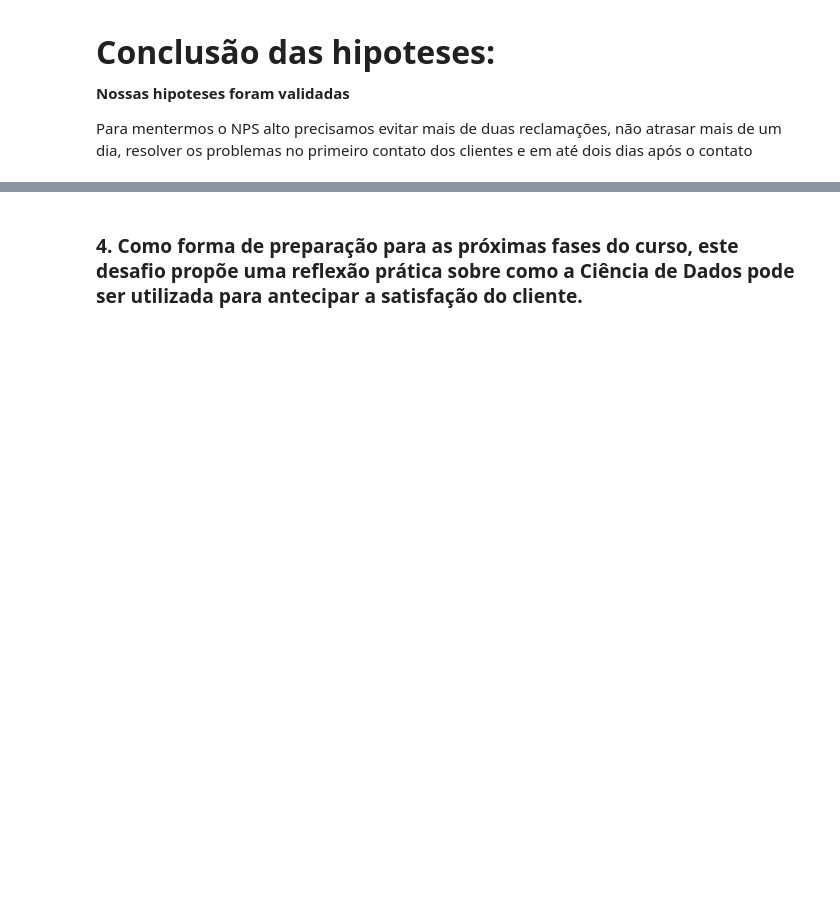
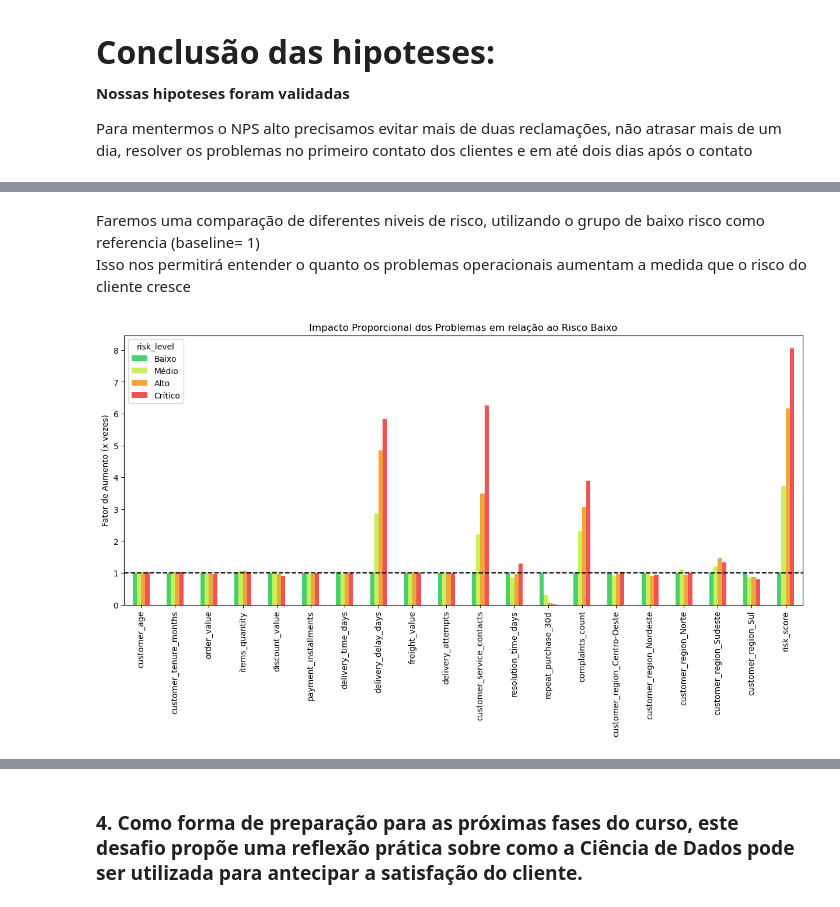
Before and after one commit to LucasRuizMartins/fiap_tech_challenge_01, a Jupyter notebook: notebooks/teach_challenge.ipynb, the cells around one changed output, grey strips where cells are left out. Cells and saved outputs as stored; diff of their text form; code cells hidden in the pictures; blank space fills up the shorter version.

Commit message:
analise de perfil

```diff
--- a/notebooks/teach_challenge.ipynb
+++ b/notebooks/teach_challenge.ipynb
@@ -651,0 +666,29 @@ df_nps.head(2)
+# %%
+#Filtrar apenas as colunas que podem trazer alguma analise para o perfil dos nossos clientes
+
+df_perfil = df_nps[['customer_age',
+                    'customer_tenure_months',
+                    'order_value',
+                    'items_quantity',
+                    'discount_value',
+                    'payment_installments',
+                    'delivery_time_days',
+                    'delivery_delay_days',
+                    'freight_value',
+                    'delivery_attempts',
+                    'customer_service_contacts',
+                    'resolution_time_days',
+                    'repeat_purchase_30d',
+                    'complaints_count',
+                    'customer_region_Centro-Oeste',
+                    'customer_region_Nordeste',
+                    'customer_region_Norte',
+                    'customer_region_Sudeste',
+                    'customer_region_Sul',
+                    'risk_score',
+                    'risk_level']
+                ]
+
+perfil = df_perfil.groupby('risk_level', observed=False).mean(numeric_only=True)
+
+perfil.T
@@ -651,0 +713,13 @@ df_nps.head(2)
+# %% [markdown]
+Faremos uma comparação de diferentes niveis de risco, utilizando o grupo de baixo risco como referencia (baseline= 1) <br>
+Isso nos permitirá entender o quanto os problemas operacionais aumentam a medida que o risco do cliente cresce
+# %%
+perfil_relativo = perfil / perfil.loc['Baixo']
+
+ax = perfil_relativo.T.plot(kind='bar', figsize=(15, 6), color=minhas_cores)
+plt.axhline(y=1, color='black', linestyle='--', label='Base (Risco Baixo)')
+plt.title('Impacto Proporcional dos Problemas em relação ao Risco Baixo')
+plt.ylabel('Fator de Aumento (x vezes)')
+plt.show()
+# %% [output]
+[figure, added]
```
Also changed, not shown: parts of 60 cells of this notebook.
